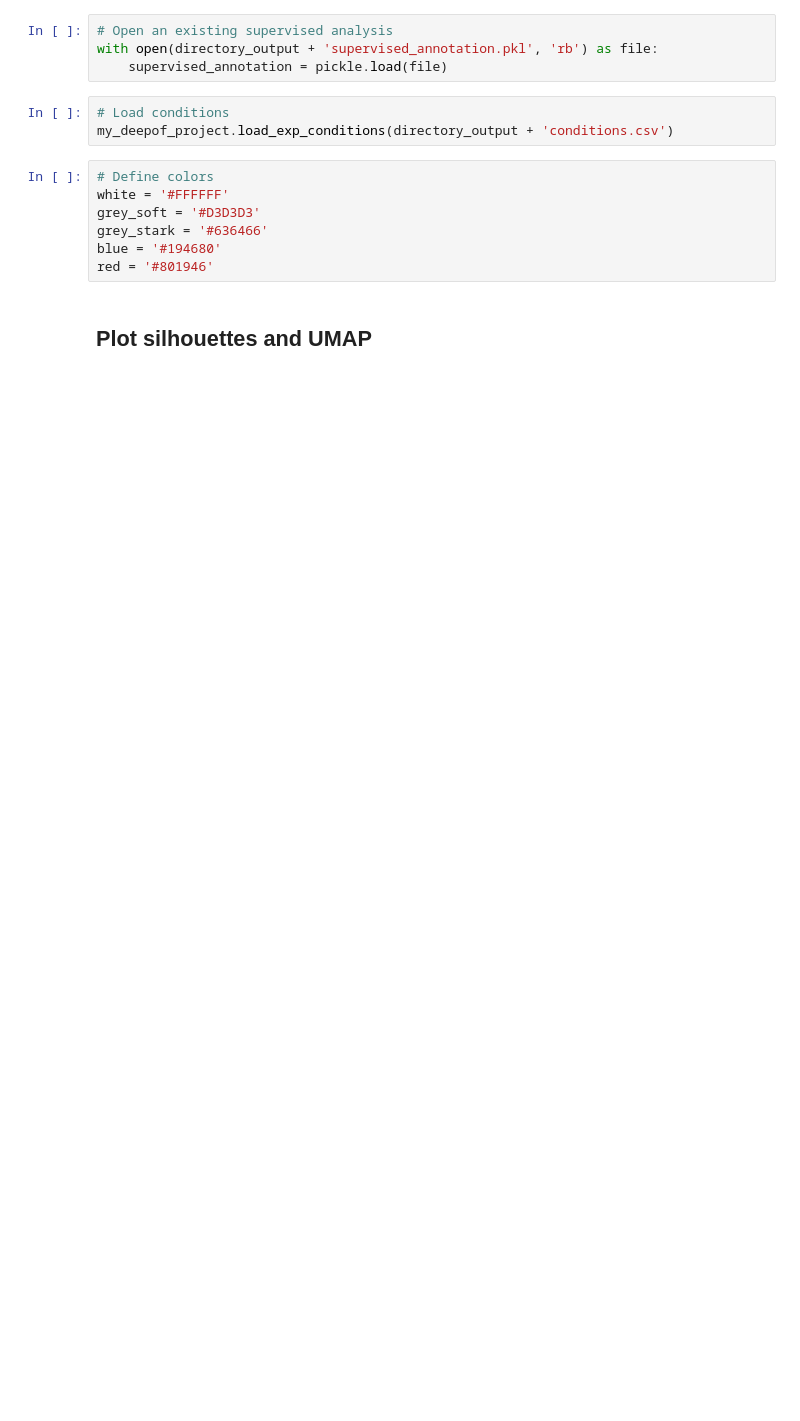
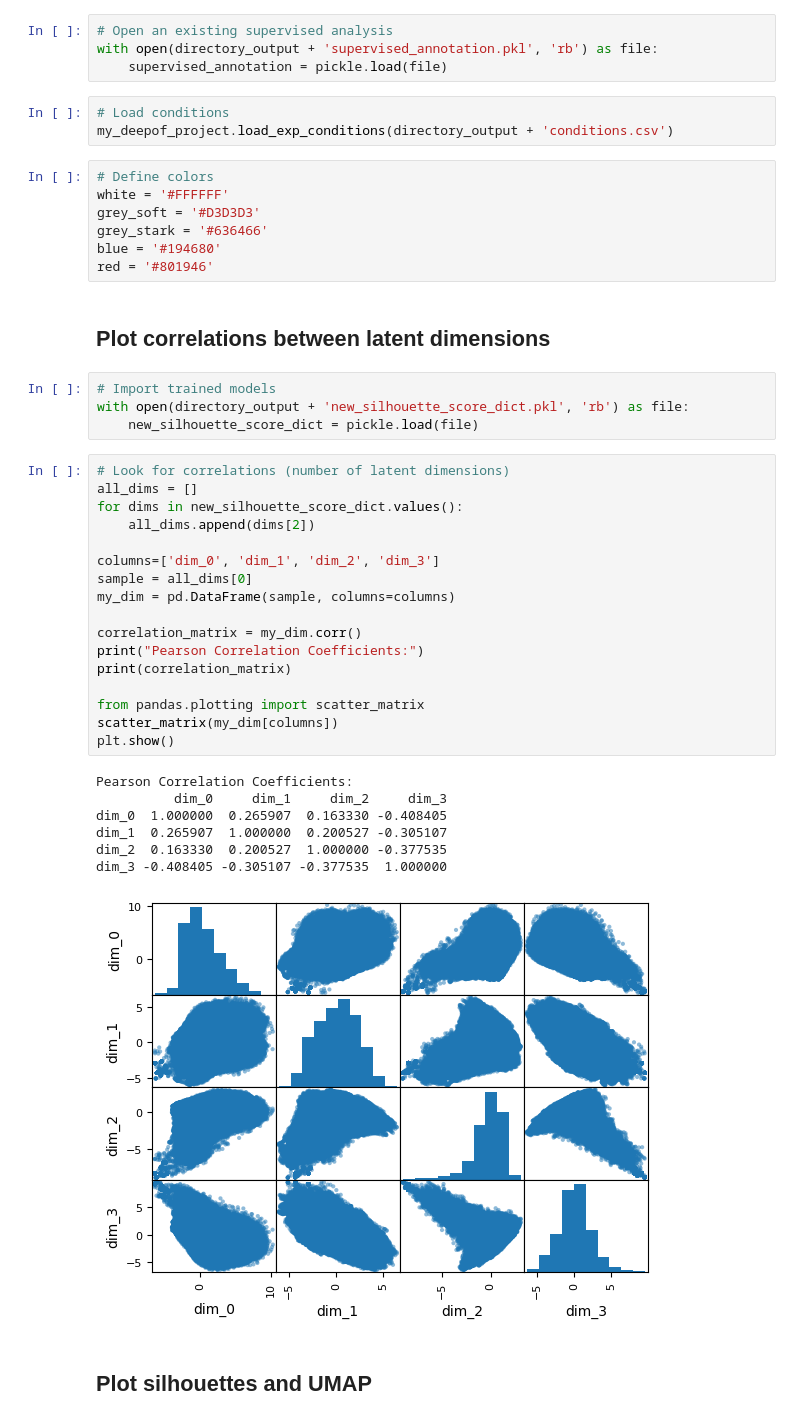
Before and after one commit to marccanela/deepof_abg, a Jupyter notebook: unsupervised_pipeline.ipynb, the cells around one changed output. Drawn from its saved outputs; the diff is of its cells as text; blank space fills up the shorter version.

```diff
--- a/unsupervised_pipeline.ipynb
+++ b/unsupervised_pipeline.ipynb
@@ -34,5 +36,36 @@ grey_soft = '#D3D3D3'
 grey_stark = '#636466'
 blue = '#194680'
 red = '#801946'
+# %% [markdown]
+## Plot correlations between latent dimensions
+# %%
+# Import trained models
+with open(directory_output + 'new_silhouette_score_dict.pkl', 'rb') as file:
+    new_silhouette_score_dict = pickle.load(file)
+# %%
+# Look for correlations (number of latent dimensions)
+all_dims = []
+for dims in new_silhouette_score_dict.values():
+    all_dims.append(dims[2])
+
+columns=['dim_0', 'dim_1', 'dim_2', 'dim_3']
+sample = all_dims[0]
+my_dim = pd.DataFrame(sample, columns=columns)
+
+correlation_matrix = my_dim.corr()
+print("Pearson Correlation Coefficients:")
+print(correlation_matrix)
+
+from pandas.plotting import scatter_matrix
+scatter_matrix(my_dim[columns])
+plt.show()
+# %% [output]
+Pearson Correlation Coefficients:
+          dim_0     dim_1     dim_2     dim_3
+dim_0  1.000000  0.265907  0.163330 -0.408405
+dim_1  0.265907  1.000000  0.200527 -0.305107
+dim_2  0.163330  0.200527  1.000000 -0.377535
+dim_3 -0.408405 -0.305107 -0.377535  1.000000
+[figure, added]
 # %% [markdown]
 ## Plot silhouettes and UMAP
```
Also changed, not shown: parts of 5 cells of this notebook, 8 other files.
